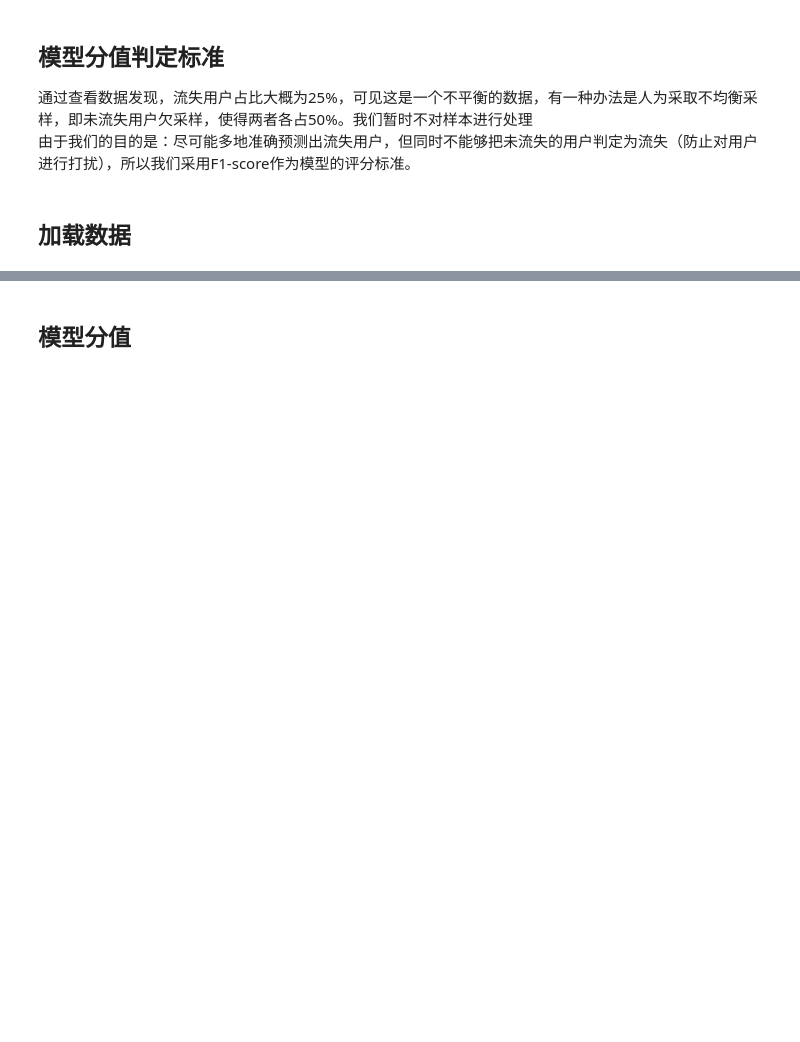
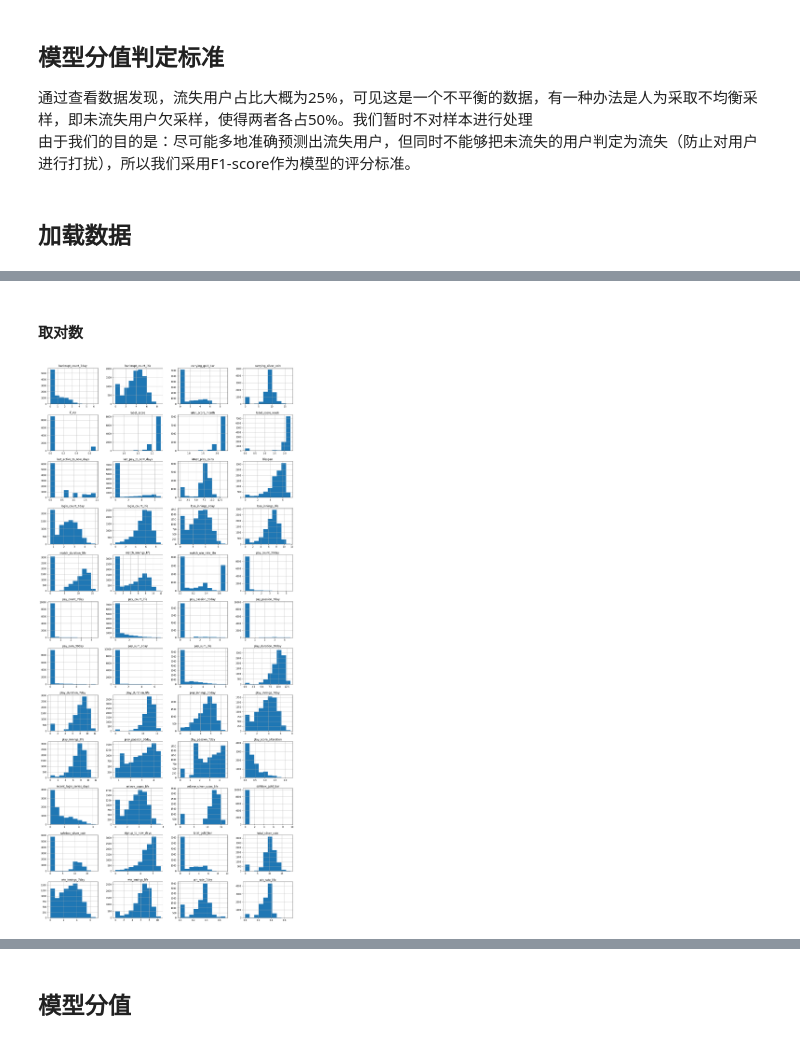
Before and after one commit to fionalee1412/myfile, a Jupyter notebook: 流失预测/地方棋牌流失预测完整文档.ipynb, the cells around one changed output, grey strips where cells are left out. Cells and saved outputs as stored; diff of their text form; code cells hidden in the pictures; blank space fills up the shorter version.

```diff
--- a/流失预测/地方棋牌流失预测完整文档.ipynb
+++ b/流失预测/地方棋牌流失预测完整文档.ipynb
@@ -112,0 +228,14 @@ data.fillna('0',inplace=True)
+# %% [markdown]
+#### 取对数
+# %%
+from sklearn.preprocessing import FunctionTransformer
+X = np.abs(X)
+transformer = FunctionTransformer(np.log1p)
+transformer.fit(X)
+data_scaler = transformer.transform(X)
+names = data.columns
+scaler_data = pd.DataFrame(columns = names[4:52],data = data_scaler)
+#scaler_data.head(10)
+scaler_data.hist(sharex=False,sharey=False,figsize=(20,50),layout=(13,4));
+# %% [output]
+[figure, added]
```
Also changed, not shown: parts of 24 cells of this notebook, 1 other file.
